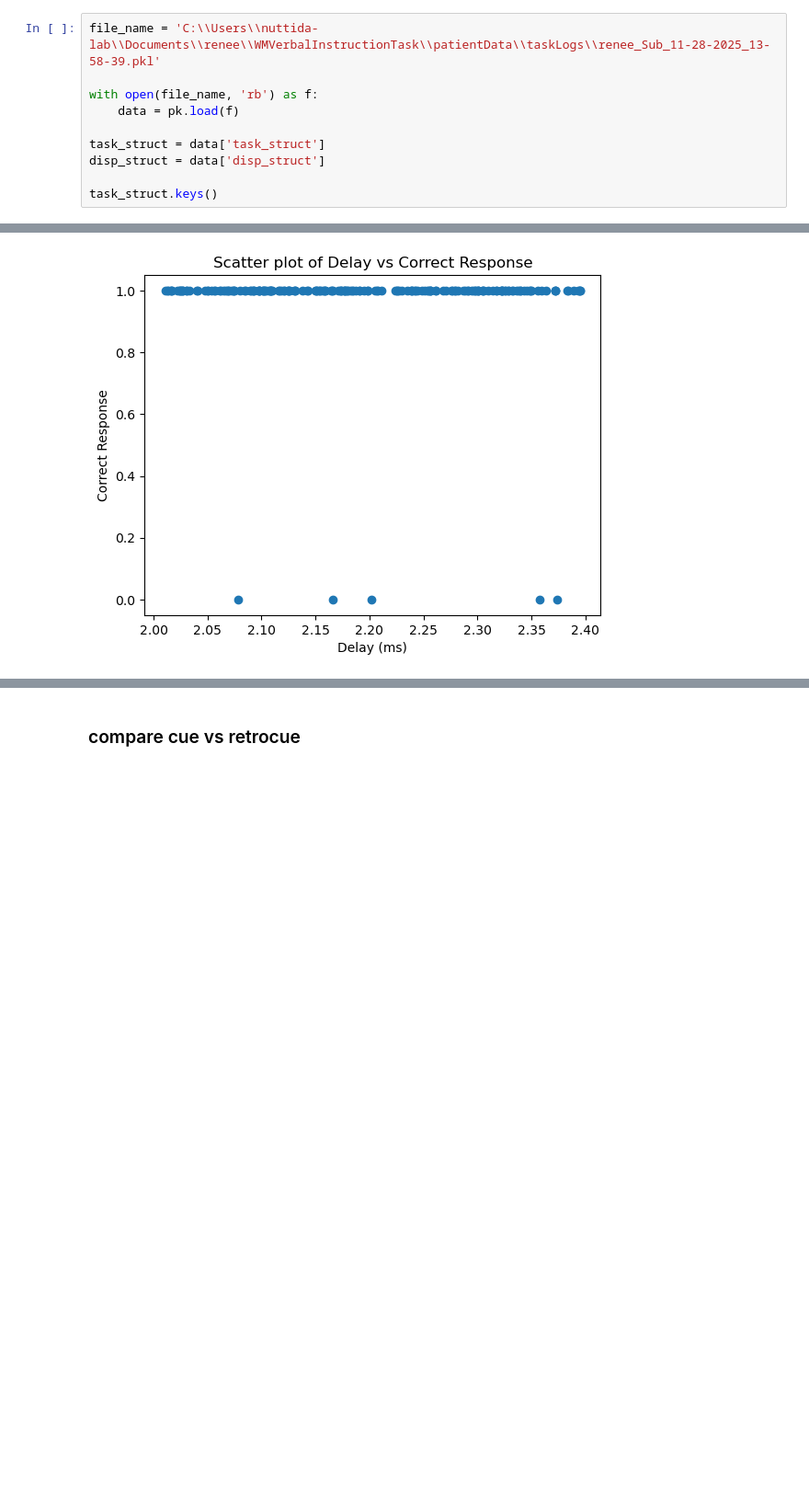
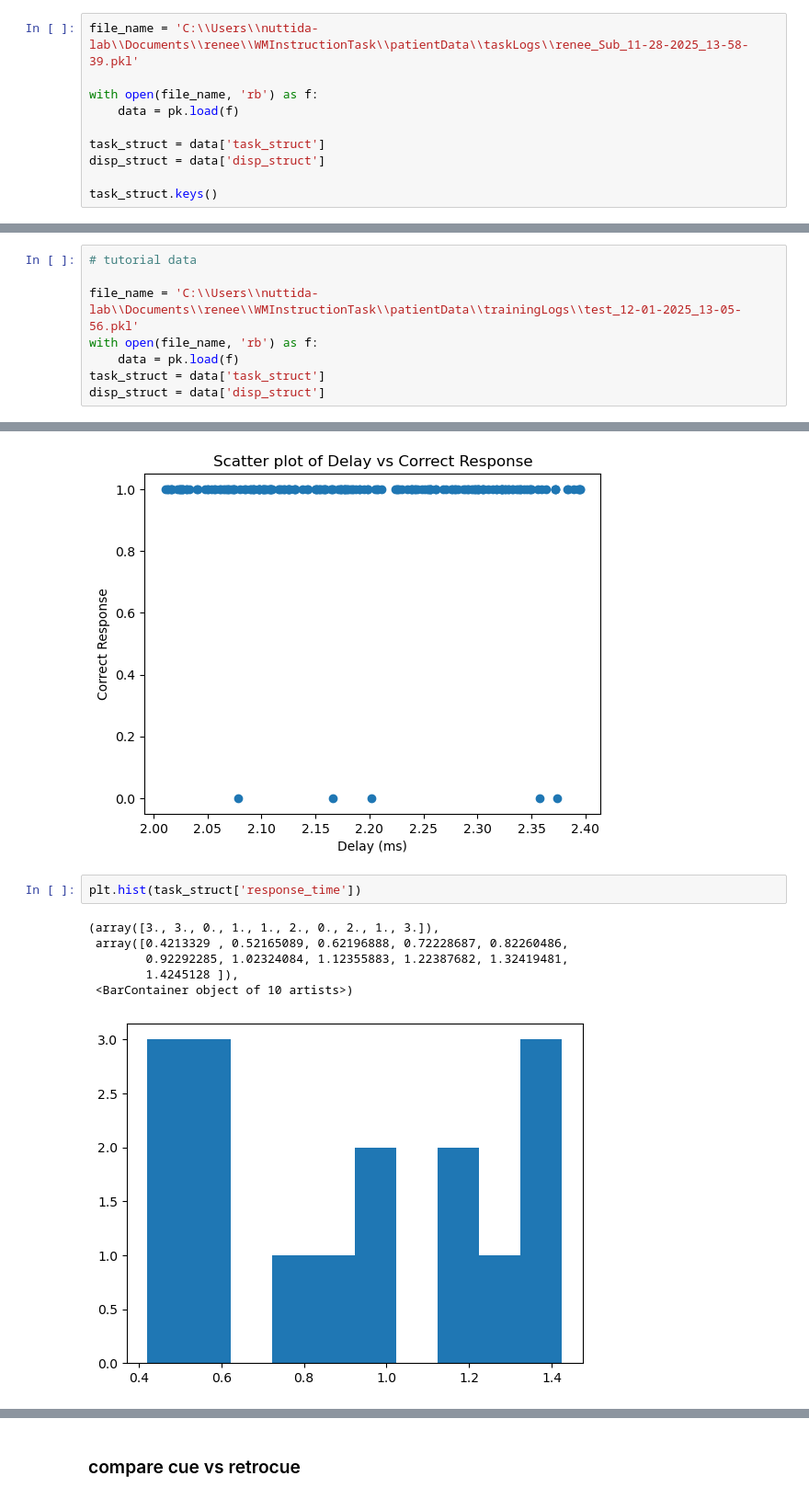
Before and after one commit to renee-tung/DualContextWM_Task, a Jupyter notebook: src/renee_plots.ipynb, the cells around one changed output, grey strips where cells are left out. Shown at 92% size. Drawn from its saved outputs; the diff is of its cells as text; blank space fills up the shorter version.

Commit message:
added training task

```diff
--- a/src/renee_plots.ipynb
+++ b/src/renee_plots.ipynb
@@ -5,7 +5,7 @@ import numpy as np
 from matplotlib import pyplot as plt
 import pickle as pk
 # %%
-file_name = 'C:\\Users\\nuttida-lab\\Documents\\renee\\WMVerbalInstructionTask\\patientData\\taskLogs\\renee_Sub_11-28-2025_13-58-39.pkl'
+file_name = 'C:\\Users\\nuttida-lab\\Documents\\renee\\WMInstructionTask\\patientData\\taskLogs\\renee_Sub_11-28-2025_13-58-39.pkl'
 
 with open(file_name, 'rb') as f:
     data = pk.load(f)
@@ -16,3 +16,11 @@ disp_struct = data['disp_struct']
 task_struct.keys()
 # %% [output]
 dict_keys(['sub_id', 'blackrock_enabled', 'eye_link_mode', 'use_cedrus', 'debug', 'output_folder', 'file_name', 'n_blocks', 'n_trials_per_block', 'n_trials', 'trial_cues', 'category_names', 'axis_name ...
+# %%
+# tutorial data
+
+file_name = 'C:\\Users\\nuttida-lab\\Documents\\renee\\WMInstructionTask\\patientData\\trainingLogs\\test_12-01-2025_13-05-56.pkl'
+with open(file_name, 'rb') as f:
+    data = pk.load(f)
+task_struct = data['task_struct']
+disp_struct = data['disp_struct']
@@ -101,3 +167,12 @@ plt.title('Scatter plot of Delay vs Correct Response')
 plt.show()
 # %% [output]
 [figure]
+# %%
+plt.hist(task_struct['response_time'])
+# %% [output]
+(array([3., 3., 0., 1., 1., 2., 0., 2., 1., 3.]),
+ array([0.4213329 , 0.52165089, 0.62196888, 0.72228687, 0.82260486,
+        0.92292285, 1.02324084, 1.12355883, 1.22387682, 1.32419481,
+        1.4245128 ]),
+ <BarContainer object of 10 artists>)
+[figure, added]
```
Also changed, not shown: parts of 6 cells of this notebook, 18 other files.
